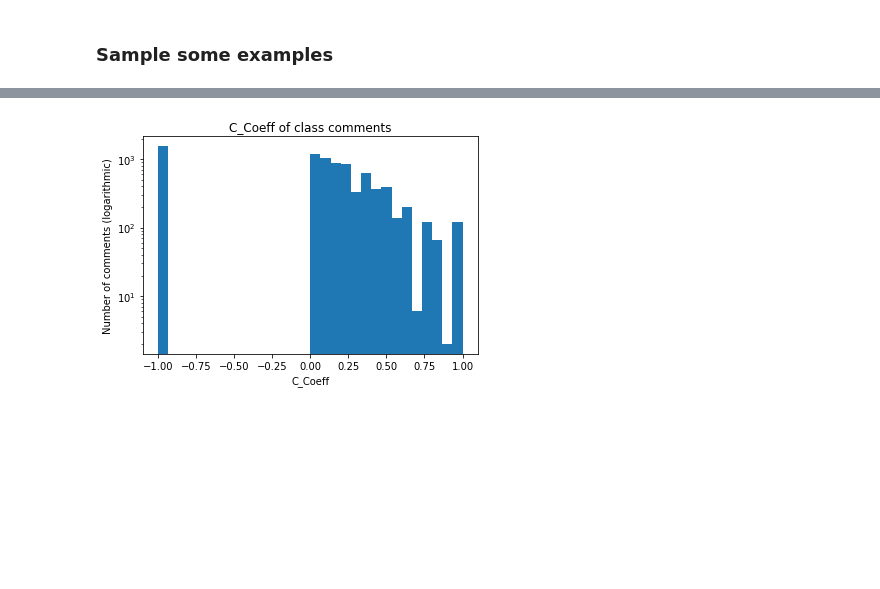
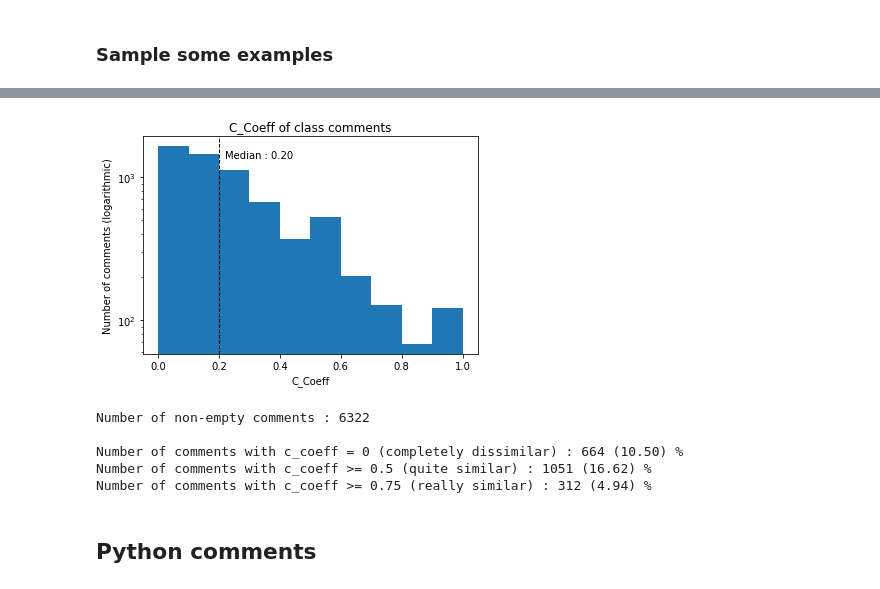
Before and after one commit to Naralas/SC-Seminar-Comment-Quality-Pharo, a Jupyter notebook: seminar_prototype.ipynb, the cells around one changed output, grey strips where cells are left out. Cells and saved outputs as stored; diff of their text form; code cells hidden in the pictures; blank space fills up the shorter version.

Commit message:
WIP pipeline to add python datasets

```diff
--- a/seminar_prototype.ipynb
+++ b/seminar_prototype.ipynb
@@ -11,7 +11,7 @@ nltk.download('punkt')
 [nltk_data]   Package punkt is already up-to-date!
 True
 # %%
-DATASET_FILE = 'class_comments_pharo.csv'
+DATASET_FILE = 'data/pharo/class_comments_pharo.csv'
 
 dataset = pd.read_csv(DATASET_FILE, header=None, names=['class', 'comment'])
 
@@ -120,5 +139,3 @@ plot_histogram(comments_len, bins=20, yscale_val='log', title='Histogram of comm
 # %% [markdown]
 ## Analyzing language properties of comments
-# %%
-comments = df["comment"]
 # %%
@@ -157,8 +184,15 @@ for comment in comments:
 # %%
-for label, values in indices_values.items():
-    plot_histogram(values, bins=20, title=f"Readability of comments using {label}",
-                    yscale_val='log',
-                    ylabel='Number of comments (logarithmic)',
-                    xlabel='Readability score',
-                    plot_average=True)
+def plot_indices_values(indices_values, title_additional_info=""):
+    for label, values in indices_values.items():
+        values = list(filter(lambda val: val > 0, values))
+        plot_histogram(values, bins=20,
+                        title=f"Readability of comments using {label}", title_additional_info=title_additional_info,
+                        yscale_val='log',
+                        ylabel='Number of comments (logarithmic)',
+                        xlabel='Readability score',
+                        plot_median=True)
+
+
+
+plot_indices_values(indices_values)
 # %% [output]
@@ -211,7 +245,7 @@ Results can be interpreted using this [table](https://www.textcompare.org/readab
 import re
 
 def camel_case_splitter(word):
-    splitted = re.sub('([A-Z][a-z]+)', r' \1', re.sub('(([A-Z]|[0-9A-Z])+)', r' \1', class_name)).split()
+    splitted = re.sub('([A-Z][a-z]+)', r' \1', re.sub('(([A-Z]|[0-9A-Z])+)', r' \1', word)).split()
     return splitted
 
 for class_name in df['class'][:10]:
@@ -300,8 +339,44 @@ for iter_tuple in df.sample(n=N_SAMPLE).itertuples():
 # %%
-plot_histogram(class_coeff_dict.values(), bins=30, title=f"C_Coeff of class comments",
-                    yscale_val='log',
-                    ylabel='Number of comments (logarithmic)',
-                    xlabel='C_Coeff',
-                    plot_average=False)
+def plot_c_coeffs(class_coeff_dict, title_additional_info=""):
+    values = list(filter(lambda val: val >= 0, class_coeff_dict.values()))
+    plot_histogram(values, bins=10,
+                        title=f"C_Coeff of class comments", title_additional_info=title_additional_info,
+                        yscale_val='log',
+                        ylabel='Number of comments (logarithmic)',
+                        xlabel='C_Coeff',
+                        plot_median=True)
+
+plot_c_coeffs(class_coeff_dict)
 # %% [output]
-[figure, old version]
+[figure, new version]
+# %%
+from functools import reduce
+
+THRESH_USELESS_HIGH = 0.75
+THRESH_USELESS_LOW = 0.5
+
+def print_c_coeffs_metrics(class_coeff_dict, thresh_high, thresh_low):
+    c_coeff_vals = class_coeff_dict.values()
+
+    n_non_empty = reduce(lambda n, val: n + 1 if val >= 0 else n, c_coeff_vals, 0)
+
+
+    n_zero = reduce(lambda n, val: n + 1 if val == 0 else n, c_coeff_vals, 0)
+    n_low = reduce(lambda n, val: n + 1 if val >= thresh_low else n, c_coeff_vals, 0)
+    n_high = reduce(lambda n, val: n + 1 if val >= thresh_high else n, c_coeff_vals, 0)
+
+
+    print(f"Number of non-empty comments : {n_non_empty}\n")
+    print(f"Number of comments with c_coeff = 0 (completely dissimilar) : {n_zero} ({n_zero*100/n_non_empty:.2f}) %")
+    print(f"Number of comments with c_coeff >= {thresh_low} (quite similar) : {n_low} ({n_low*100/n_non_empty:.2f}) %")
+    print(f"Number of comments with c_coeff >= {thresh_high} (really similar) : {n_high} ({n_high*100/n_non_empty:.2f}) %")
+
+print_c_coeffs_metrics(class_coeff_dict, thresh_high=THRESH_USELESS_HIGH, thresh_low=THRESH_USELESS_LOW)
+# %% [output]
+Number of non-empty comments : 6322
+
+Number of comments with c_coeff = 0 (completely dissimilar) : 664 (10.50) %
+Number of comments with c_coeff >= 0.5 (quite similar) : 1051 (16.62) %
+Number of comments with c_coeff >= 0.75 (really similar) : 312 (4.94) %
+# %% [markdown]
+## Python comments
```
Also changed, not shown: parts of 16 cells of this notebook.
